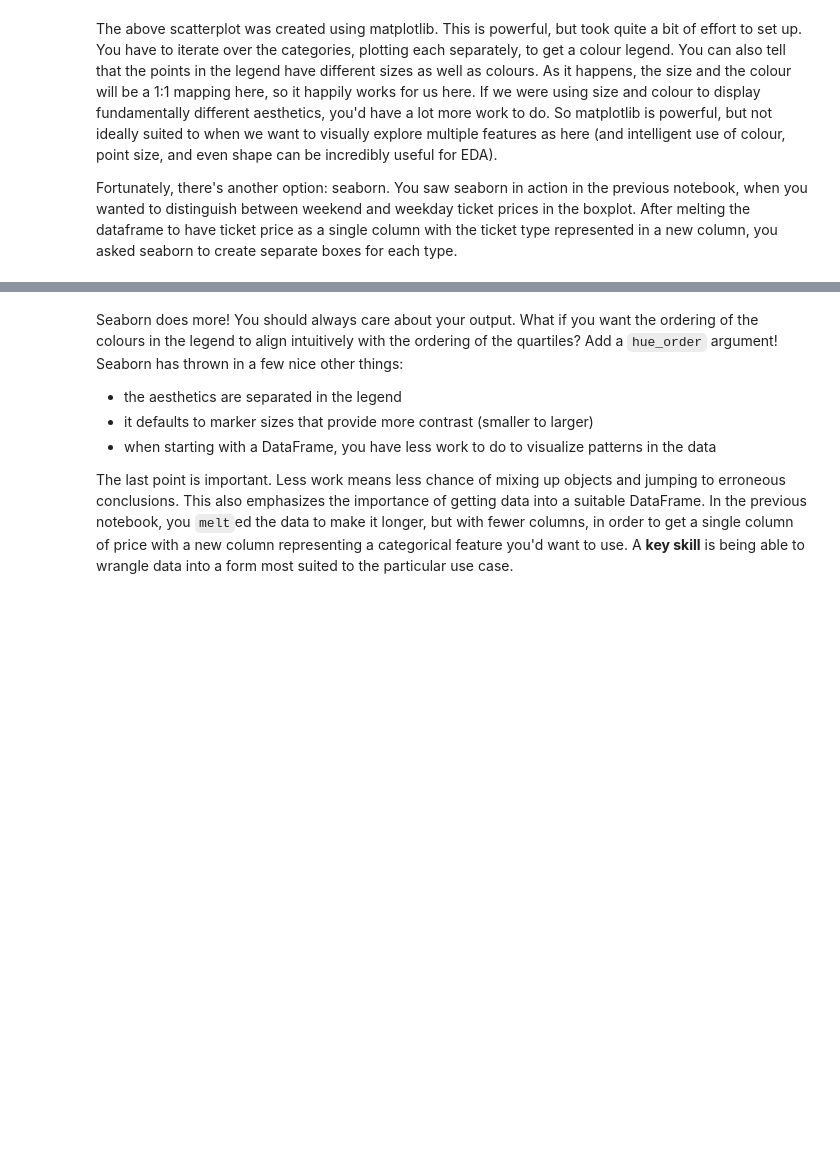
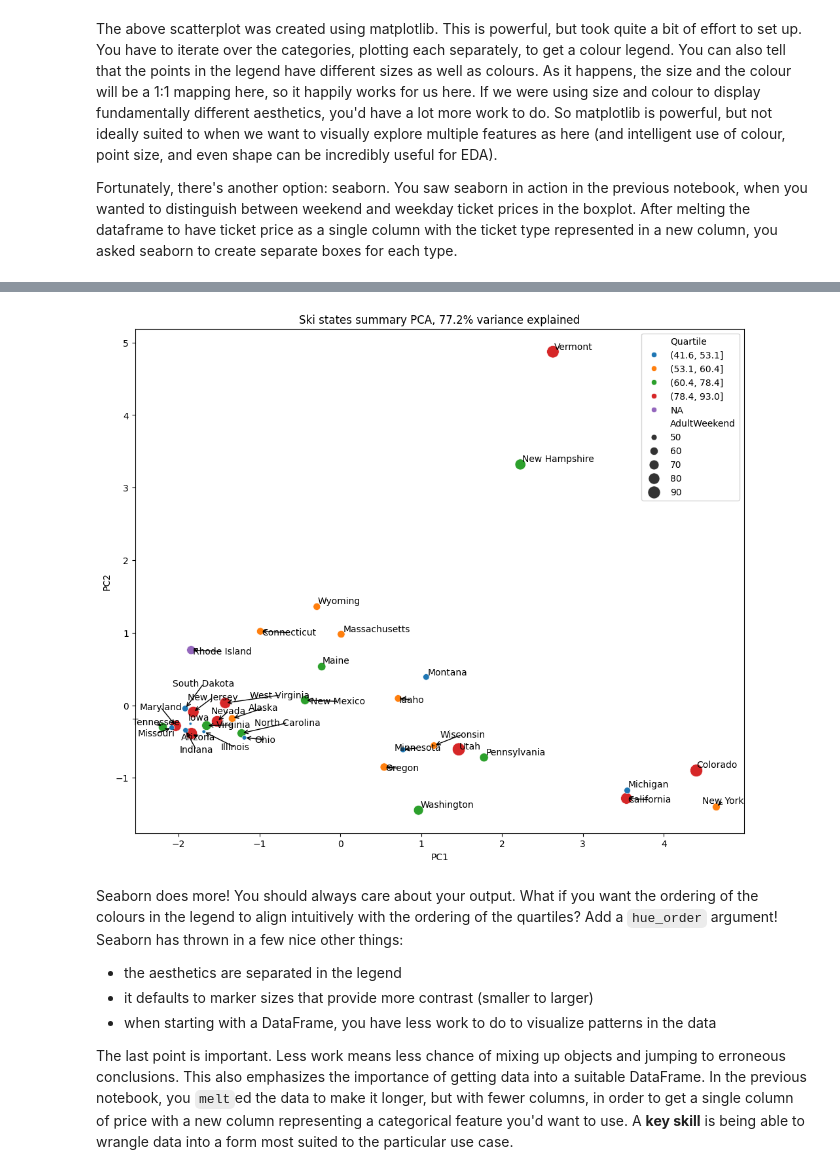
Before and after one commit to sanjaypatel16/DataScienceGCapstone, a Jupyter notebook: Notebooks/03_exploratory_data_analysis.ipynb, the cells around one changed output, grey strips where cells are left out. Saved outputs shown, nothing was run; the diff lists cells and outputs as text; code cells hidden in the pictures; blank space fills up the shorter version.

```diff
--- a/Notebooks/03_exploratory_data_analysis.ipynb
+++ b/Notebooks/03_exploratory_data_analysis.ipynb
@@ -645,3 +701,33 @@ plt.title(f'Ski states summary PCA, {pc_var:.1f}% variance explained');
+# %%
+#Sanjay Patel
+#Is there a way to improve annotation so it is not overlapping eachother?
+#!pip install adjustText
+from adjustText import adjust_text
+
+
+
+x = pca_df.PC1
+y = pca_df.PC2
+state = pca_df.index
+plt.subplots(figsize=(12, 10))
+# Note the argument below to make sure we get the colours in the ascending
+# order we intuitively expect!
+ax = sns.scatterplot(x=x, y=y, size='AdultWeekend', hue='Quartile', sizes=(10,200),
+                hue_order=pca_df.Quartile.cat.categories, data=pca_df)
+#and we can still annotate with the state labels
+#for s, x, y in zip(state, x, y):
+#    plt.annotate(s, (x, y))
+plt.title(f'Ski states summary PCA, {pc_var:.1f}% variance explained');
+
+texts = []
+
+for i, row in pca_df.iterrows():
+    texts.append(ax.text(row["PC1"], row["PC2"], str(i)))
+
+
+adjust_text(texts, arrowprops=dict(arrowstyle="->", color="black"), only_move={'points': 'xy'}, ha='center', va='center', ax=ax);
+# %% [output]
+[figure, added]
 # %% [markdown]
 Seaborn does more! You should always care about your output. What if you want the ordering of the colours in the legend to align intuitively with the ordering of the quartiles? Add a `hue_order` argument! Seaborn has thrown in a few nice other things:
 
```
Also changed, not shown: parts of 12 cells of this notebook.
